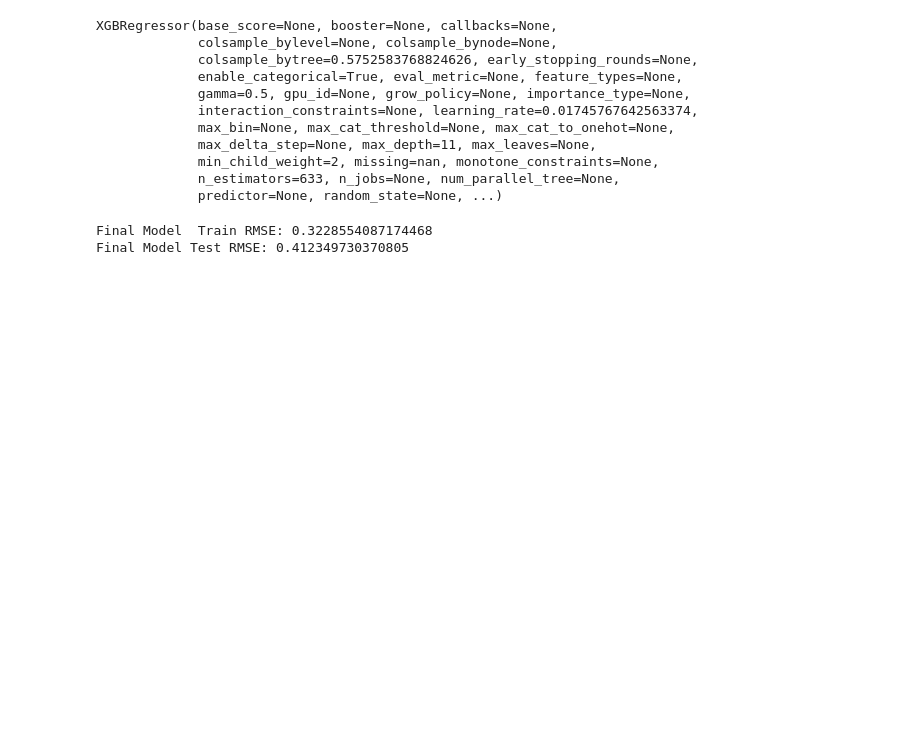
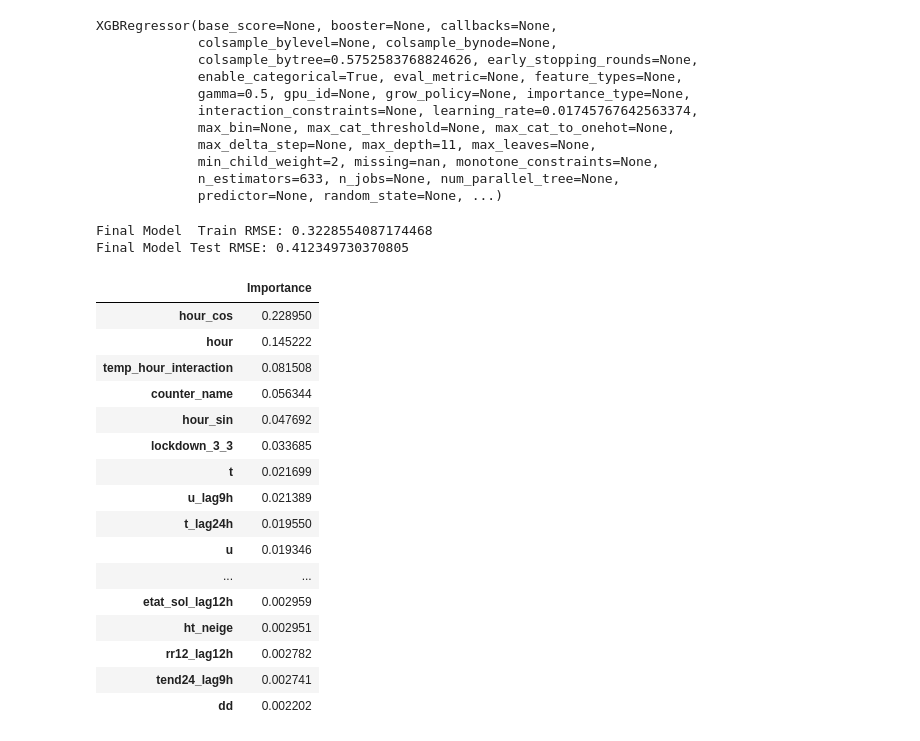
Before and after one commit to Ameya1337/Bike-Counters-Ameya---Qiling, a Jupyter notebook: timeseries continued.ipynb, the cells around one changed output. Cells and saved outputs as stored; diff of their text form; code cells hidden in the pictures; blank space fills up the shorter version.

```diff
--- a/timeseries continued.ipynb
+++ b/timeseries continued.ipynb
@@ -760,8 +747,7 @@ combined_train = train.merge(
     weather_data, left_index=True, right_index=True, how="left"
 )
 combined_test = test.merge(
-    weather_data, left_index=True, right_index=True, how="left"
-)
+    weather_data, left_index=True, right_index=True, how="left")
 combined_prediction = prediction.merge(
     weather_data, left_index=True, right_index=True, how="left"
 )
@@ -2309,0 +2267,26 @@ param_dist = {
+# %%
+fi = pd.DataFrame(
+    data=final_model.feature_importances_,
+    index=final_model.feature_names_in_,
+    columns=["Importance"],
+)
+# %%
+fi.sort_values(by="Importance", ascending=False)
+# %% [output]
+|  | Importance |
+| hour_cos | 0.228950 |
+| hour | 0.145222 |
+| temp_hour_interaction | 0.081508 |
+| counter_name | 0.056344 |
+| hour_sin | 0.047692 |
+| lockdown_3_3 | 0.033685 |
+| t | 0.021699 |
+| u_lag9h | 0.021389 |
+| t_lag24h | 0.019550 |
+| u | 0.019346 |
+| ... | ... |
+| etat_sol_lag12h | 0.002959 |
+| ht_neige | 0.002951 |
+| rr12_lag12h | 0.002782 |
+| tend24_lag9h | 0.002741 |
+| dd | 0.002202 |
```
Also changed, not shown: parts of 51 cells of this notebook, 4 other files.
